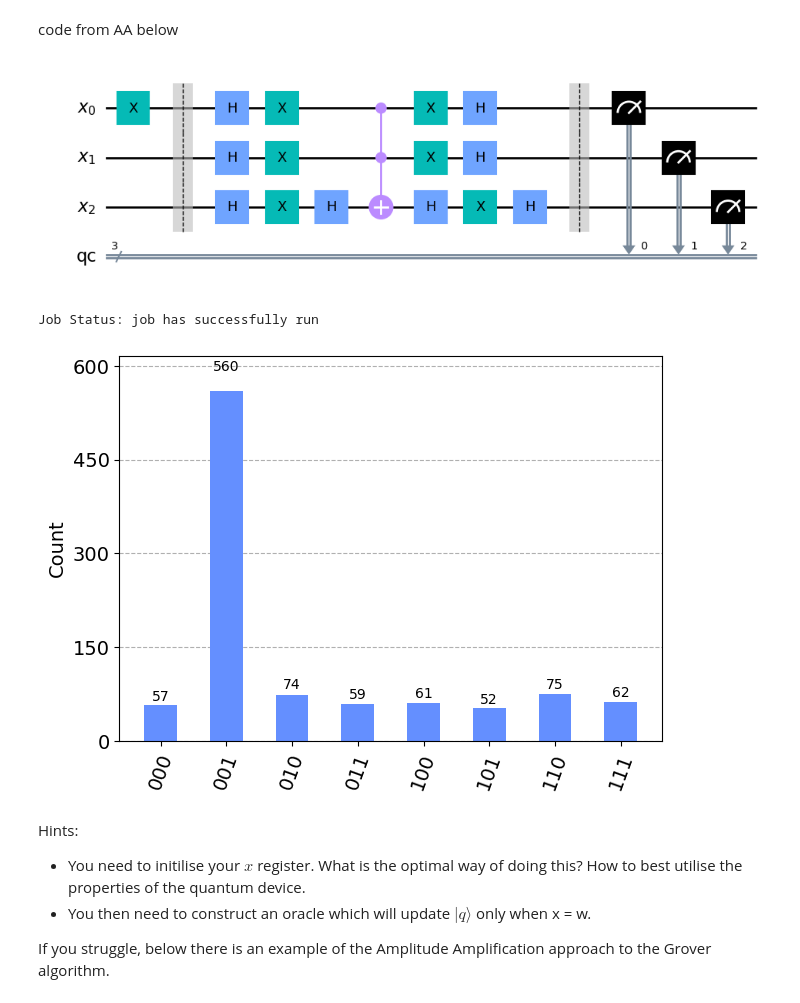
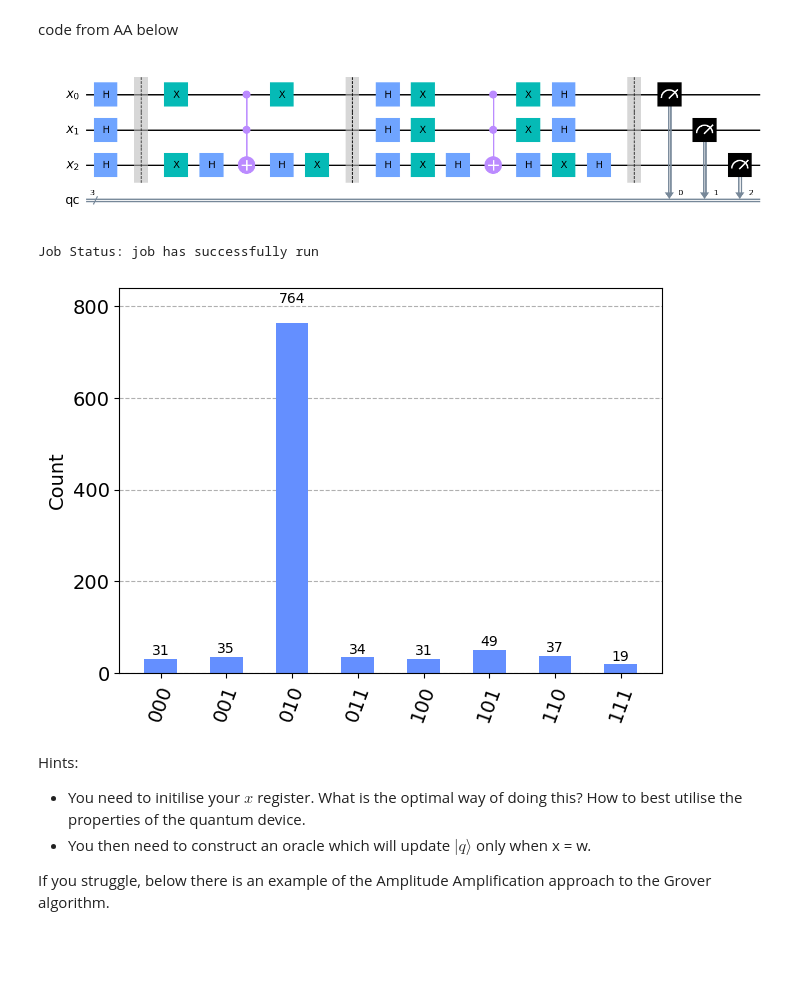
Before and after one commit to karakoulaki/MResProject, a Jupyter notebook: Grover_and_AmplitudeAmplification.ipynb, the cells around one changed output. Saved outputs shown, nothing was run; the diff lists cells and outputs as text; code cells hidden in the pictures; blank space fills up the shorter version.

```diff
--- a/Grover_and_AmplitudeAmplification.ipynb
+++ b/Grover_and_AmplitudeAmplification.ipynb
@@ -80,32 +80,43 @@ code from AA below
 # %%
 x    = QuantumRegister(3, name='x')
 #q    = QuantumRegister(1,name='q')
 qc   = ClassicalRegister(3, name='qc')
 circuit = QuantumCircuit(x,qc)
 
-marked_state=[1,0,0]
+marked_state=[0,1,0]
+circuit.h(x) #A operation
+circuit.barrier()
+#oracle
+
 for i in range(len(marked_state)):
-    if marked_state[i] == 1:
+    if marked_state[i] == 0:
        circuit.x(x[i])
+circuit.h(x[-1])
+circuit.mct(x[:-1],x[-1])
+circuit.h(x[-1])
+for i in range(len(marked_state)):
+    if marked_state[i] == 0:
+       circuit.x(x[i])
+
 circuit.barrier()
 
 
 ### Diffuser
-circuit.h(x)
-circuit.x(x)
+circuit.h(x) #A dgr
+circuit.x(x) #S
 circuit.h(x[-1])
 circuit.mct(x[:-1],x[-1])
 circuit.h(x[-1])
 circuit.x(x)
-circuit.h(x)
+circuit.h(x) #A
 circuit.barrier()
 
 #circuit.h(q)
 circuit.measure(x, qc)
 #circuit.measure(q,qc)
 circuit.draw('mpl')
 # %% [output]
-[figure, old version]
+[figure, new version]
 # %%
 job = execute(circuit, sim, shots=1000)
 job_monitor(job)
@@ -113,7 +124,7 @@ counts = job.result().get_counts()
 plot_histogram(counts)
 # %% [output]
 Job Status: job has successfully run
-[figure, old version]
+[figure, new version]
 # %% [markdown]
 Hints:
 
```
Also changed, not shown: parts of 7 cells of this notebook, 2 other files.
